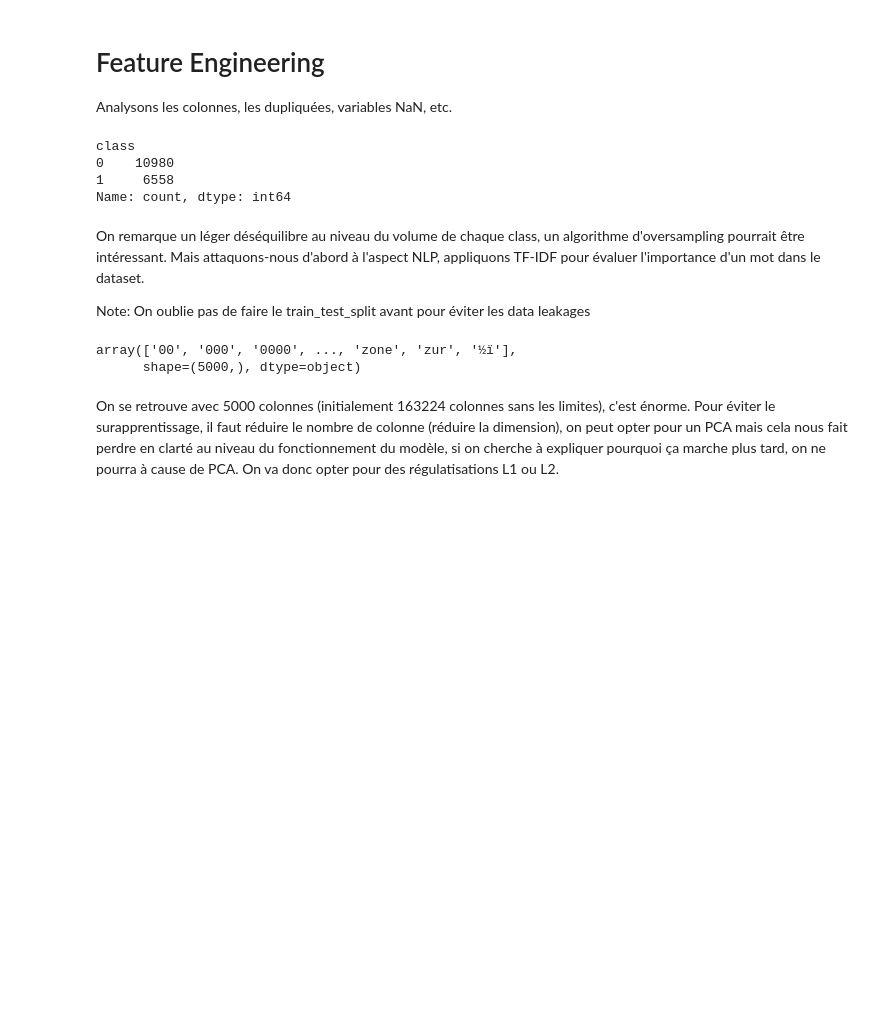
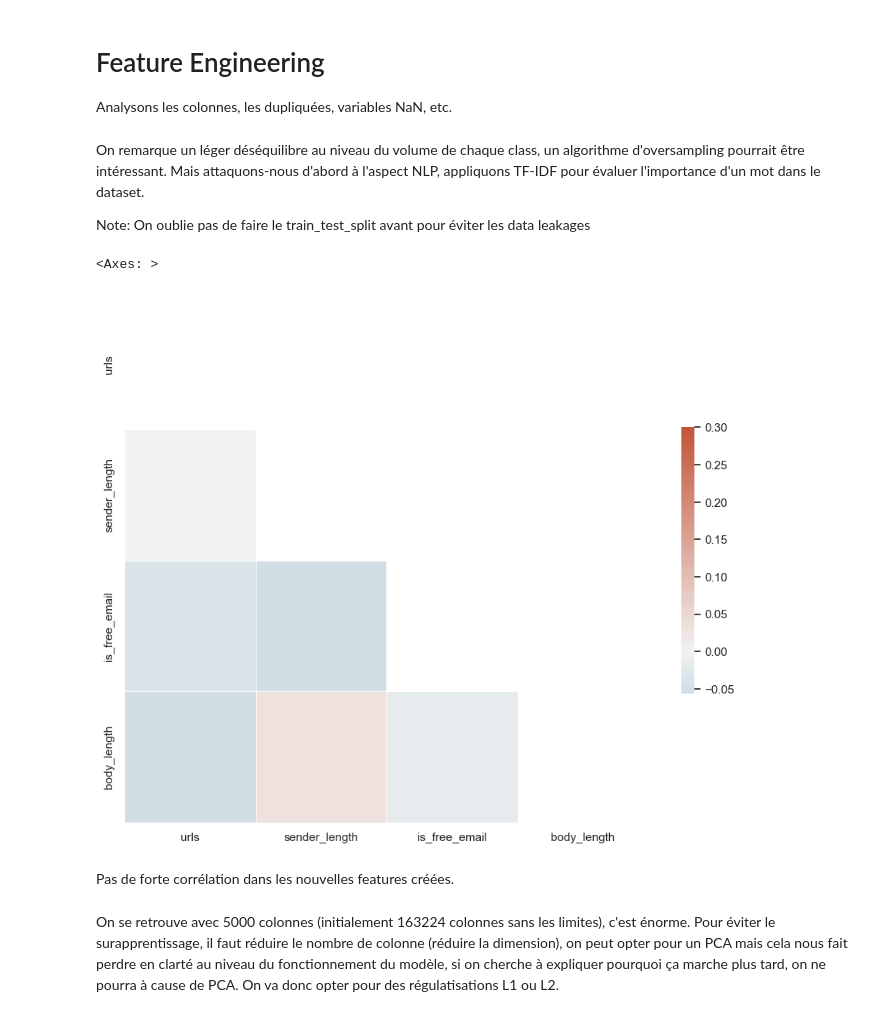
Before and after one commit to VtnDenis/Poc-PhishingDetection, a Jupyter notebook: main.ipynb, the cells around one changed output. Saved outputs shown, nothing was run; the diff lists cells and outputs as text; code cells hidden in the pictures; blank space fills up the shorter version.

```diff
--- a/main.ipynb
+++ b/main.ipynb
@@ -8,29 +32,5 @@ import numpy as np
 # %%
-df = pd.read_csv("data/Phishing_Email.csv")
-
-# Classification
-df = df.replace("Safe Email", 0)
-df = df.replace("Phishing Email", 1)
-
-# On enlève la colonne des IDs
-df = df.drop(df.columns[0], axis=1)
-
-# On renomme les colonnes
-df = df.rename(columns={"Email Text":"content", "Email Type": "class"})
-
-# On enlève les variables NaN
-df = df.dropna()
-
-# Suppression dupliquées
-df = df.drop_duplicates()
-
-# On regarde la répartition du dataset
-df["class"].value_counts()
+df = pd.read_csv("data/SpamAssasin.csv")
-# %% [output]
-class
-0    10980
-1     6558
-Name: count, dtype: int64
 # %% [markdown]
 On remarque un léger déséquilibre au niveau du volume de chaque class, un algorithme d'oversampling pourrait être intéressant. Mais attaquons-nous d'abord à l'aspect NLP, appliquons TF-IDF pour évaluer l'importance d'un mot dans le dataset.
 
@@ -38,19 +38,49 @@ Note: On oublie pas de faire le train_test_split avant pour éviter les data lea
 # %%
 from sklearn.model_selection import train_test_split
 
-X_train, X_test, y_train, y_test = train_test_split(df["content"], df['class'], test_size=0.2, random_state=42)
+X_train, X_test, y_train, y_test = train_test_split(df.drop(columns=["label"]), df['label'], test_size=0.2, random_state=42)
+# %%
+from scipy.sparse import hstack, csr_matrix
+from sklearn.feature_extraction.text import TfidfVectorizer
+
+X_train_enriched = feature_engineering(X_train)
+
+X_train_num = X_train_enriched[['sender_length', 'is_free_email']].values
+
+# Max 5000 colonnes, le mot doit apparaître dans 5 lignes minimum
+tfidf = TfidfVectorizer(max_features=5000, min_df=5, max_df=0.8)
+X_train_tfidf = tfidf.fit_transform(X_train_enriched['body'])
+
+X_train_final = hstack([X_train_tfidf, csr_matrix(X_train_num)])
+# %%
+from string import ascii_letters
+import seaborn as sns
+import matplotlib.pyplot as plt
+
+sns.set_theme(style="white")
+
+# Compute the correlation matrix (got this code from the official seaborn website)
+corr = X_train_enriched.drop(columns=["body"]).corr()
+mask = np.triu(np.ones_like(corr, dtype=bool))
+f, ax = plt.subplots(figsize=(11, 9))
+cmap = sns.diverging_palette(230, 20, as_cmap=True)
+sns.heatmap(corr, mask=mask, cmap=cmap, vmax=.3, center=0,
+            square=True, linewidths=.5, cbar_kws={"shrink": .5})
+# %% [output]
+<Axes: >
+[figure, added]
+# %% [markdown]
+Pas de forte corrélation dans les nouvelles features créées.
 # %%
-from sklearn.feature_extraction.text import TfidfVectorizer
+# Préparation du test set avec exactement les mêmes transformations que le train
+X_test_enriched = feature_engineering(X_test)
 
-# Max 5000 colonnes, le mot doit apparaître dans 5 lignes minimum
-tfidf = TfidfVectorizer(max_features=5000, min_df=5, max_df=0.8)
-result = tfidf.fit_transform(X_train)
-tfidf.get_feature_names_out()
+X_test_num = X_test_enriched[['sender_length', 'is_free_email']].values
 
-X_test = tfidf.transform(X_test)
+# Attention: fit_transform sur train, transform sur test seulement
+X_test_tfidf = tfidf.transform(X_test_enriched['body'])
+
+X_test_final = hstack([X_test_tfidf, csr_matrix(X_test_num)])
-# %% [output]
-array(['00', '000', '0000', ..., 'zone', 'zur', '½ï'],
-      shape=(5000,), dtype=object)
 # %% [markdown]
 On se retrouve avec 5000 colonnes (initialement 163224 colonnes sans les limites), c'est énorme. Pour éviter le surapprentissage, il faut réduire le nombre de colonne (réduire la dimension), on peut opter pour un PCA mais cela nous fait perdre en clarté au niveau du fonctionnement du modèle, si on cherche à expliquer pourquoi ça marche plus tard, on ne pourra à cause de PCA. On va donc opter pour des régulatisations L1 ou L2.
 # %%
```
Also changed, not shown: parts of 8 cells of this notebook, 4 other files.
